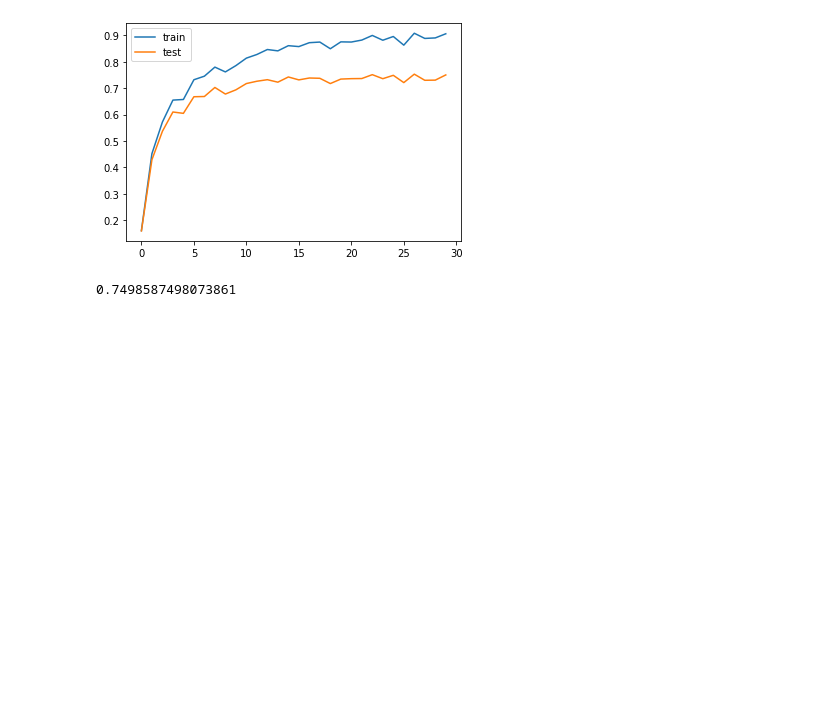
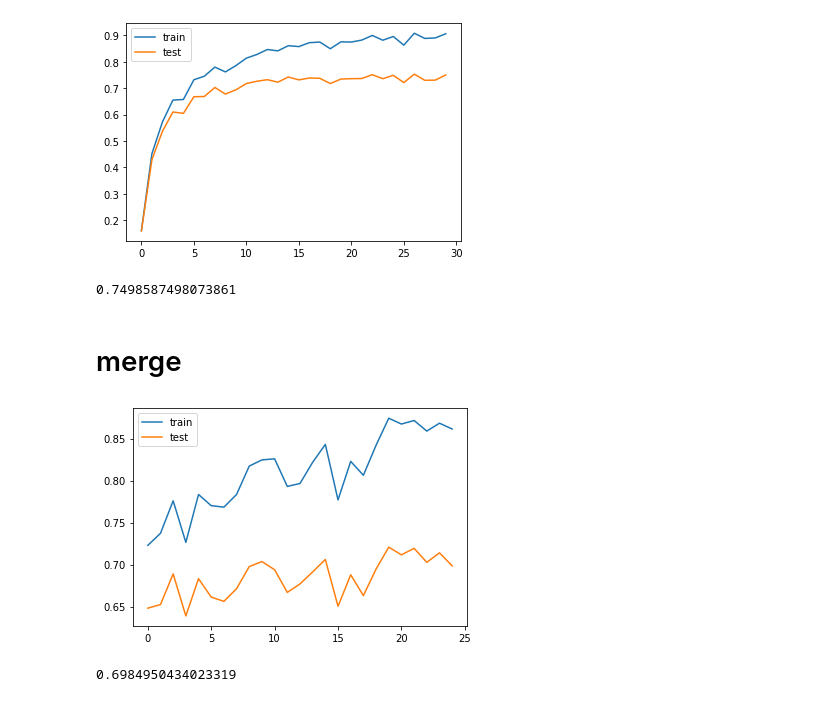
Before and after one commit to xavitator/modal_landscape, a Jupyter notebook: affichage courbe.ipynb, the cells around one changed output. Cells and saved outputs as stored; diff of their text form; code cells hidden in the pictures; blank space fills up the shorter version.

```diff
--- a/affichage courbe.ipynb
+++ b/affichage courbe.ipynb
@@ -31,3 +35,20 @@ plt.show()
 preci_test[-1]
 # %% [output]
 0.7498587498073861
+# %% [markdown]
+# merge
+# %%
+preci_test = np.load("courbe/preci_test_merge_sup150.npy")
+# %%
+preci_train = np.load("courbe/preci_train_merge_sup150.npy")
+# %%
+plt.plot(range(len(preci_train)), preci_train, label = "train")
+plt.plot(range(len(preci_test)), preci_test, label = "test")
+plt.legend()
+plt.show()
+# %% [output]
+[figure, added]
+# %%
+preci_test[-1]
+# %% [output]
+0.6984950434023319
```
Also changed, not shown: parts of 2 cells of this notebook, 19 other files.
